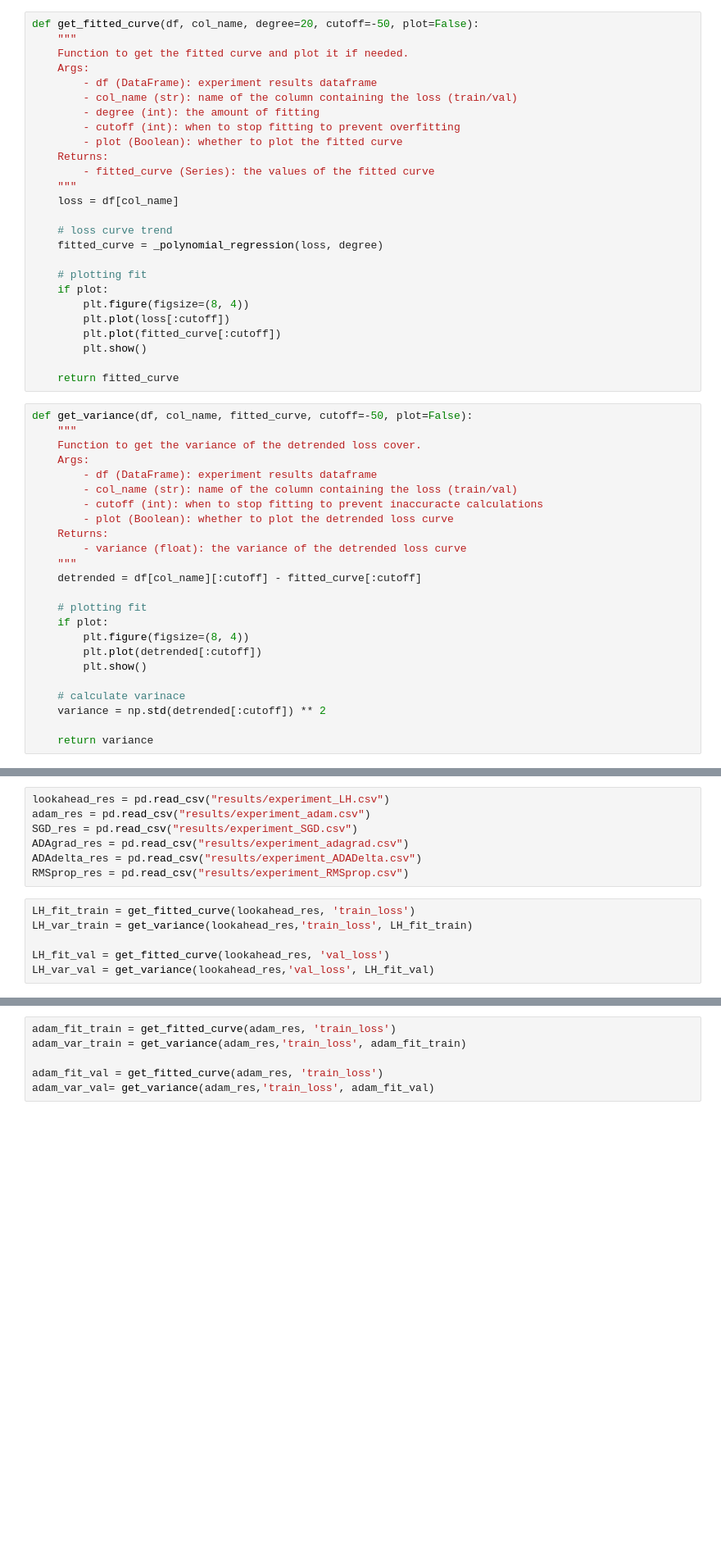
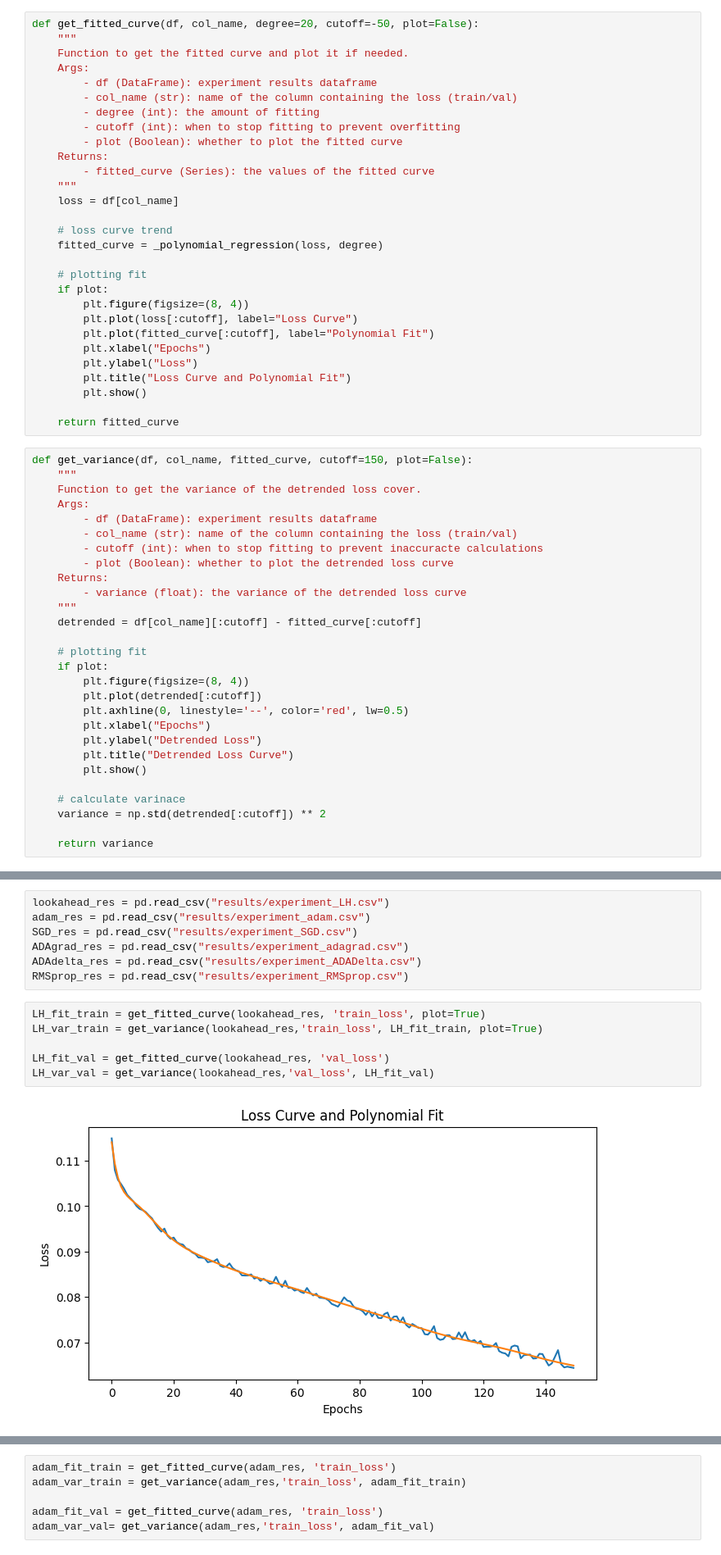
Before and after one commit to elisshui/MIE424-MLOpt, a Jupyter notebook: loss_variances.ipynb, the cells around one changed output, grey strips where cells are left out. Shown: that part at 82% size. Drawn from its saved outputs; the diff is of its cells as text; blank space fills up the shorter version.

Commit message:
Added visualization; updated results sorting

```diff
--- a/loss_variances.ipynb
+++ b/loss_variances.ipynb
@@ -40,13 +40,16 @@ def get_fitted_curve(df, col_name, degree=20, cutoff=-50, plot=False):
     # plotting fit
     if plot:
         plt.figure(figsize=(8, 4))
-        plt.plot(loss[:cutoff])
-        plt.plot(fitted_curve[:cutoff])
+        plt.plot(loss[:cutoff], label="Loss Curve")
+        plt.plot(fitted_curve[:cutoff], label="Polynomial Fit")
+        plt.xlabel("Epochs")
+        plt.ylabel("Loss")
+        plt.title("Loss Curve and Polynomial Fit")
         plt.show()
 
     return fitted_curve
 # %%
-def get_variance(df, col_name, fitted_curve, cutoff=-50, plot=False):
+def get_variance(df, col_name, fitted_curve, cutoff=150, plot=False):
     """
     Function to get the variance of the detrended loss cover.
     Args:
@@ -63,6 +66,10 @@ def get_variance(df, col_name, fitted_curve, cutoff=-50, plot=False):
     if plot:
         plt.figure(figsize=(8, 4))
         plt.plot(detrended[:cutoff])
+        plt.axhline(0, linestyle='--', color='red', lw=0.5)
+        plt.xlabel("Epochs")
+        plt.ylabel("Detrended Loss")
+        plt.title("Detrended Loss Curve")
         plt.show()
 
     # calculate varinace
@@ -94,8 +101,10 @@ ADAgrad_res = pd.read_csv("results/experiment_adagrad.csv")
 ADAdelta_res = pd.read_csv("results/experiment_ADADelta.csv")
 RMSprop_res = pd.read_csv("results/experiment_RMSprop.csv")
 # %%
-LH_fit_train = get_fitted_curve(lookahead_res, 'train_loss')
-LH_var_train = get_variance(lookahead_res,'train_loss', LH_fit_train)
+LH_fit_train = get_fitted_curve(lookahead_res, 'train_loss', plot=True)
+LH_var_train = get_variance(lookahead_res,'train_loss', LH_fit_train, plot=True)
 
 LH_fit_val = get_fitted_curve(lookahead_res, 'val_loss')
 LH_var_val = get_variance(lookahead_res,'val_loss', LH_fit_val)
+# %% [output]
+[figure, added]
```
Also changed, not shown: parts of 3 cells of this notebook, 2 other files.
